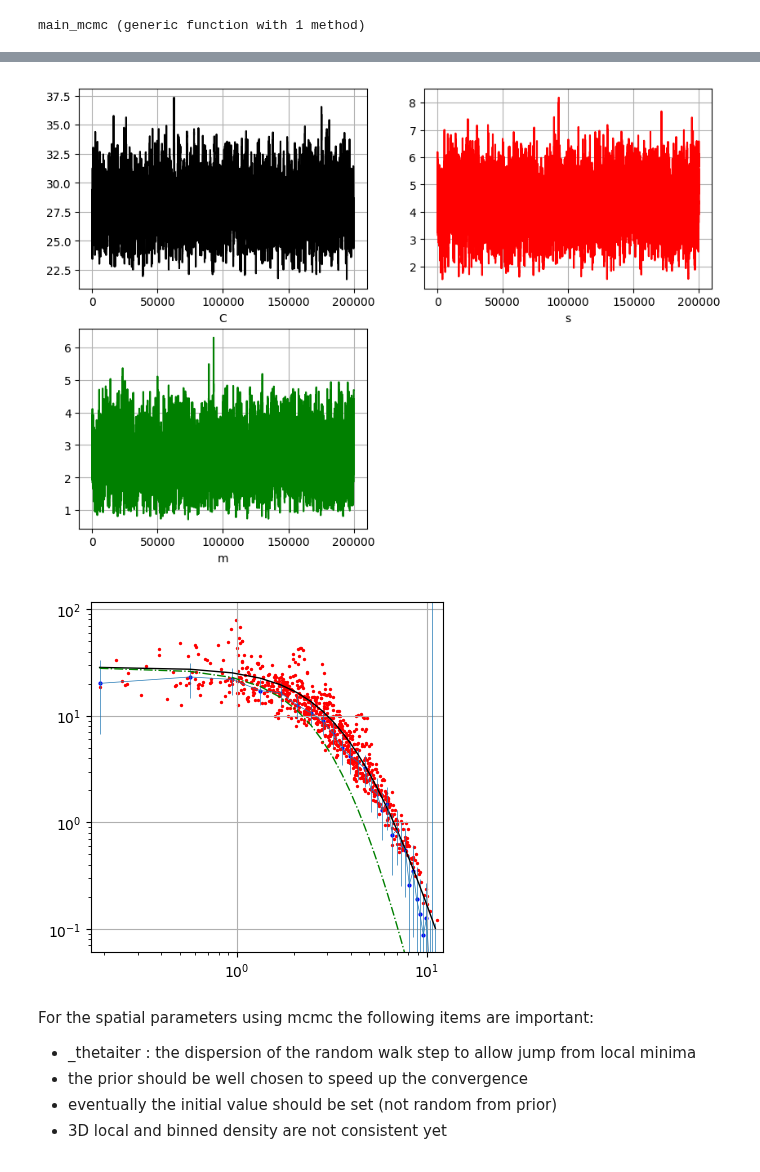
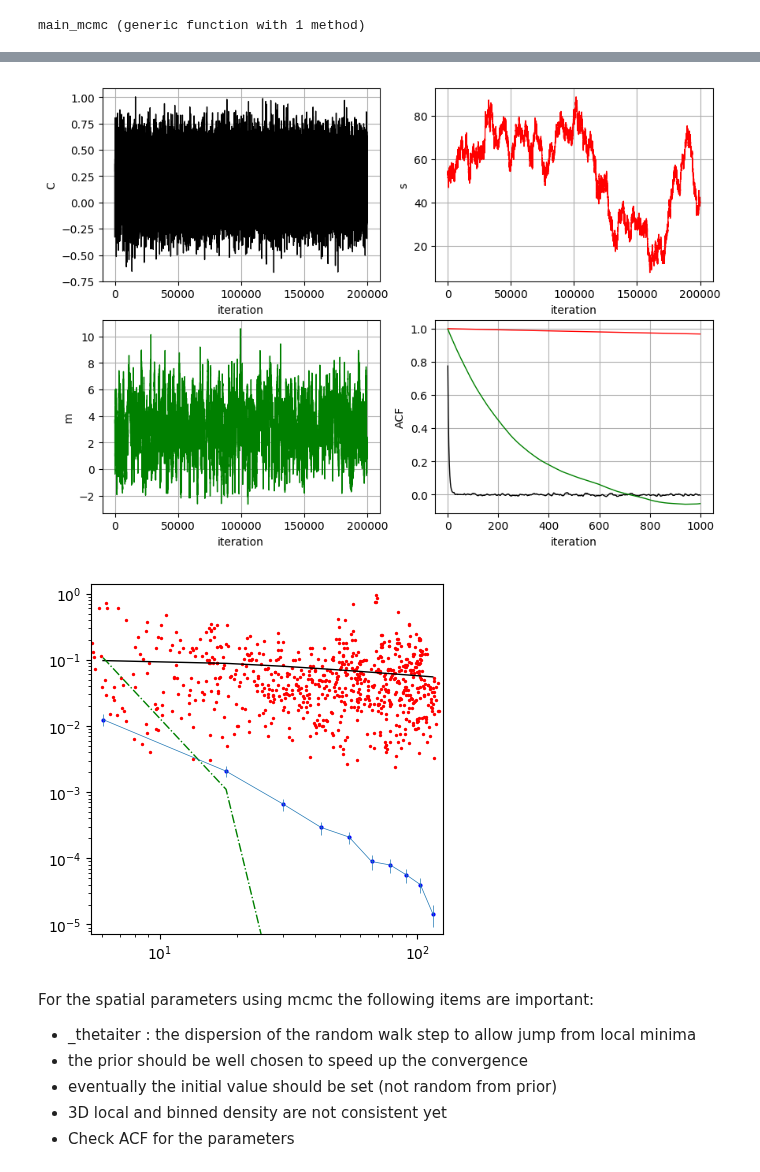
Before and after one commit to bosscha/gaia-shock, a Jupyter notebook: notebooks/analysis/spatial_structure.ipynb, the cells around one changed output, grey strips where cells are left out. Cells and saved outputs as stored; diff of their text form; code cells hidden in the pictures.

```diff
--- a/notebooks/analysis/spatial_structure.ipynb
+++ b/notebooks/analysis/spatial_structure.ipynb
@@ -348,8 +339,8 @@ function _thetaiter(θi::_modelCauchy, mcmc::_mcmcCauchy, oc::_sc2dcentered, lik
     pm  = Normal(mcmc.mmean, mcmc.mdisp)
     ps  = Normal(mcmc.smean, mcmc.sdisp)
 
-    C_rw= Normal(θi.C, 0.5)
-    s_rw= Normal(θi.s  , 0.5)
+    C_rw= Normal(θi.C, 0.2)
+    s_rw= Normal(θi.s  , 0.2)
     m_rw= Normal(θi.m , 0.2)
 
     new_C = 0.
@@ -535,26 +540,38 @@ PyPlot.show()
 # %%
 ## Iterationss
 
 fig = PyPlot.figure(figsize=(10,7))
 
 ax = PyPlot.subplot(221)
 PyPlot.grid("on")
-PyPlot.xlabel("C")
-PyPlot.plot(mci.C, "k-")
+PyPlot.xlabel("iteration")
+PyPlot.ylabel("C")
+PyPlot.plot(mci.C, "k-", linewidth= 1)
 
 ax = PyPlot.subplot(222)
 PyPlot.grid("on")
-PyPlot.xlabel("s")
-PyPlot.plot(mci.s, "r-")
+PyPlot.xlabel("iteration")
+PyPlot.ylabel("s")
+PyPlot.plot(mci.s, "r-", linewidth= 1)
 
 ax = PyPlot.subplot(223)
 PyPlot.grid("on")
-PyPlot.xlabel("m")
-PyPlot.plot(mci.m, "g-")
+PyPlot.xlabel("iteration")
+PyPlot.ylabel("m")
+PyPlot.plot(mci.m, "g-", linewidth= 1)
+
+lags= collect(1:1000)
+ax = PyPlot.subplot(224)
+PyPlot.grid("on")
+PyPlot.xlabel("iteration")
+PyPlot.ylabel("ACF")
+PyPlot.plot(StatsBase.autocor(mci.C, lags), "k-", linewidth= 1)
+PyPlot.plot(StatsBase.autocor(mci.s, lags), "r-", linewidth= 1)
+PyPlot.plot(StatsBase.autocor(mci.m, lags), "g-", linewidth= 1)
 
 PyPlot.show()
 # %% [output]
-[figure, old version]
+[figure, new version]
 # %%
 fig= PyPlot.figure(figsize=(10,10))
 
@@ -563,22 +580,28 @@ ax.set_yscale("log")
 ax.set_xscale("log")
 ax.set_xlim(r2d[1]*0.9, r2d[end]*1.1)
 ax.set_ylim(minimum(loc_2d[loc_2d .> 0])*0.5,maximum(loc_2d)*1.5)
-PyPlot.grid("on")
-PyPlot.scatter(r2d, ρ2d , s=4, facecolor="blue" )
-PyPlot.errorbar(r2d, ρ2d, yerr=2 .* err2d, linewidth=0.5)
-PyPlot.scatter(rad_2d, loc_2d , s=2, facecolor="red" )
+#PyPlot.grid("on")
+#PyPlot.scatter(r2d, ρ2d , s=4, facecolor="blue" )
+#PyPlot.errorbar(r2d, ρ2d, yerr=2 .* err2d, linewidth=0.5)
+#PyPlot.scatter(rad_2d, loc_2d , s=2, facecolor="red" )
+#PyPlot.plot(r2d, ρ2dfit, "k-", linewidth=1)
+#PyPlot.plot(r2d, ρ2dmed, "g-.", linewidth=1)
 
-# PyPlot.scatter(r3d, ρ3d , s=4, facecolor="blue" )
-# PyPlot.errorbar(r3d, ρ3d, yerr=2 .* err3d, linewidth=0.5)
-PyPlot.plot(r2d, ρ2dfit, "k-", linewidth=1)
-PyPlot.plot(r2d, ρ2dmed, "g-.", linewidth=1)
+ax.set_xlim(r3d[1]*0.9, r3d[end]*1.1)
+ax.set_ylim(minimum(ρ3d[ρ3d .> 0])*0.5,maximum(loc_3d)*1.5)
+PyPlot.scatter(r3d, ρ3d , s=4, facecolor="blue" )
+PyPlot.errorbar(r3d, ρ3d, yerr=2 .* err3d, linewidth=0.5)
+PyPlot.scatter(rad_3d, loc_3d , s=2, facecolor="red" )
+PyPlot.plot(r3d, ρ3dfit, "k-", linewidth=1)
+PyPlot.plot(r3d, ρ3dmed, "g-.", linewidth=1)
 
 PyPlot.show()
 # %% [output]
-[figure, old version]
+[figure, new version]
 # %% [markdown]
 For the spatial parameters using mcmc the following items are important:
 * _thetaiter : the dispersion of the random walk step to allow jump from local minima
 * the prior should be well chosen to speed up the convergence
 * eventually the initial value should be set (not random from prior)
 * 3D local and binned density are not consistent yet
+* Check ACF for the parameters
```
Also changed, not shown: parts of 9 cells of this notebook.
